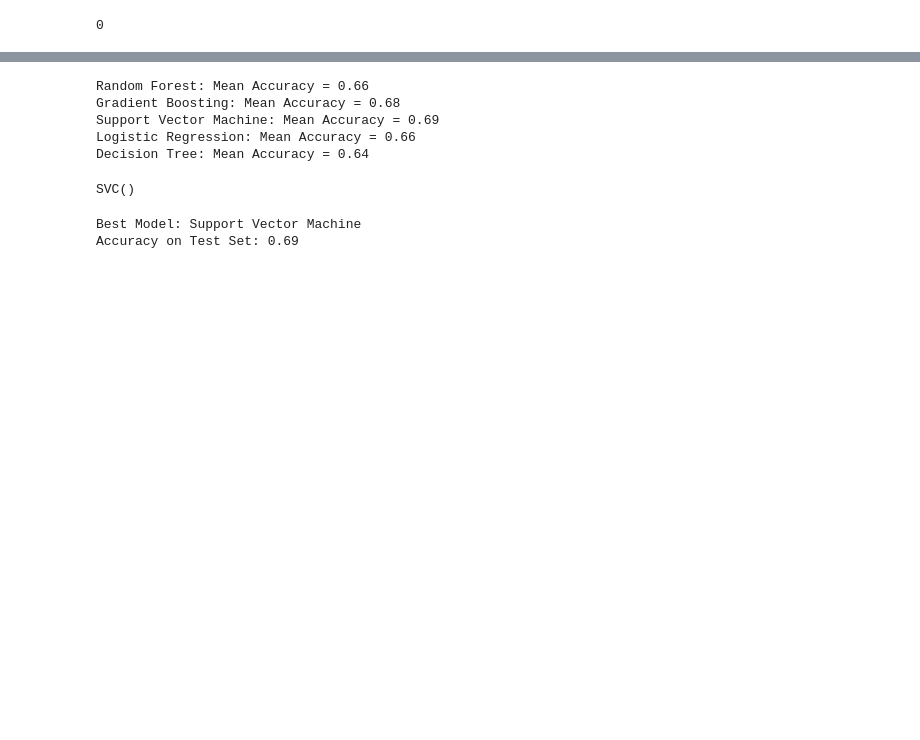
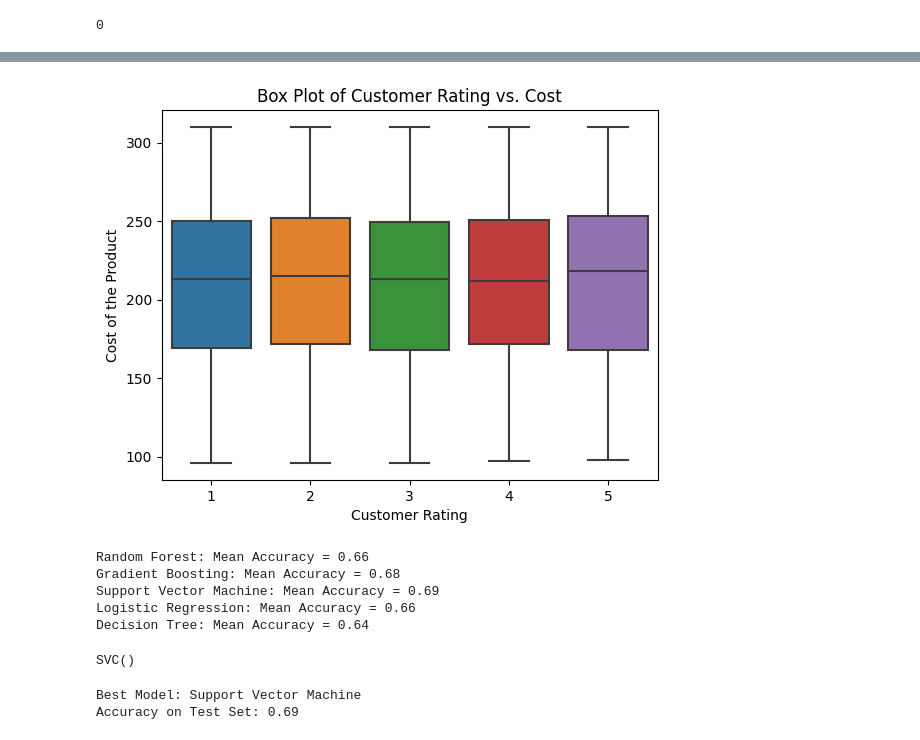
Before and after one commit to vengie/Project42_ELOGISTIX, a Jupyter notebook: Notebooks/logistix.ipynb, the cells around one changed output, grey strips where cells are left out. Saved outputs shown, nothing was run; the diff lists cells and outputs as text; code cells hidden in the pictures; blank space fills up the shorter version.

```diff
--- a/Notebooks/logistix.ipynb
+++ b/Notebooks/logistix.ipynb
@@ -118,3 +138,12 @@ print(data.duplicated().sum())
+# %%
+#Box plots can help understand the distribution and identify outliers in numerical data
+sns.boxplot(x='Customer_rating', y='Cost_of_the_Product', data=data)
+plt.xlabel('Customer Rating')
+plt.ylabel('Cost of the Product')
+plt.title('Box Plot of Customer Rating vs. Cost')
+plt.show()
+# %% [output]
+[figure, added]
 # %%
 # Import necessary libraries
 import pandas as pd
```
Also changed, not shown: parts of 6 cells of this notebook.
